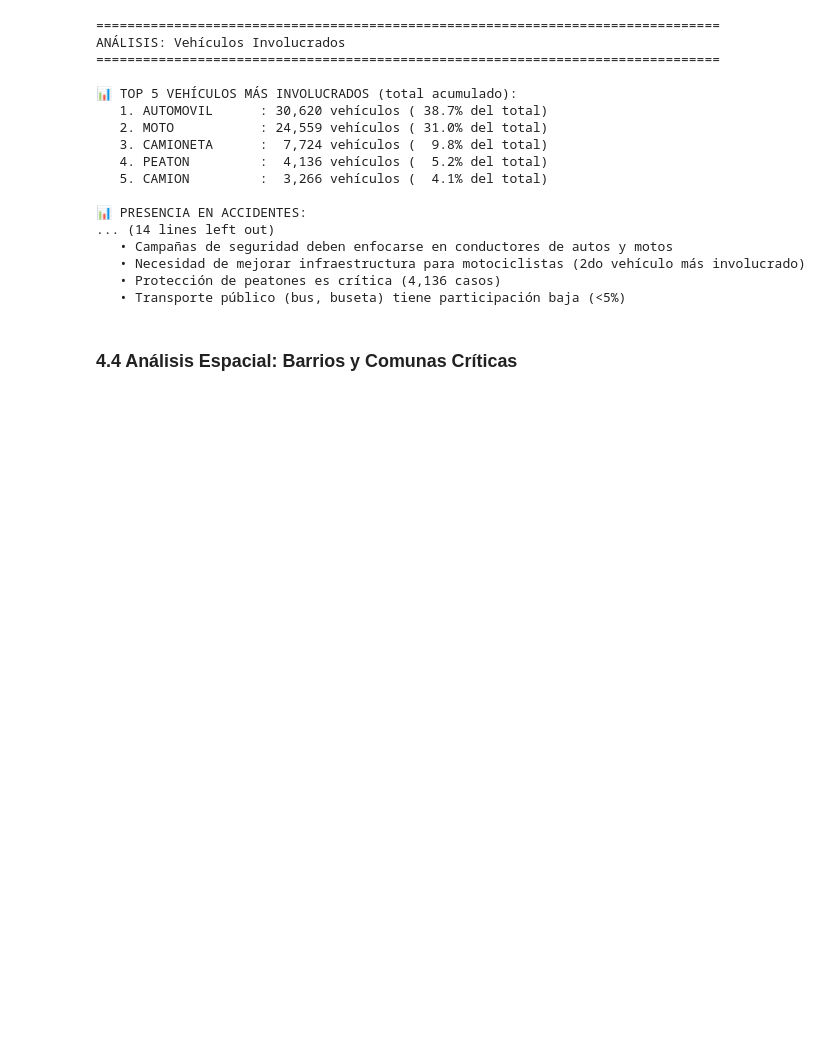
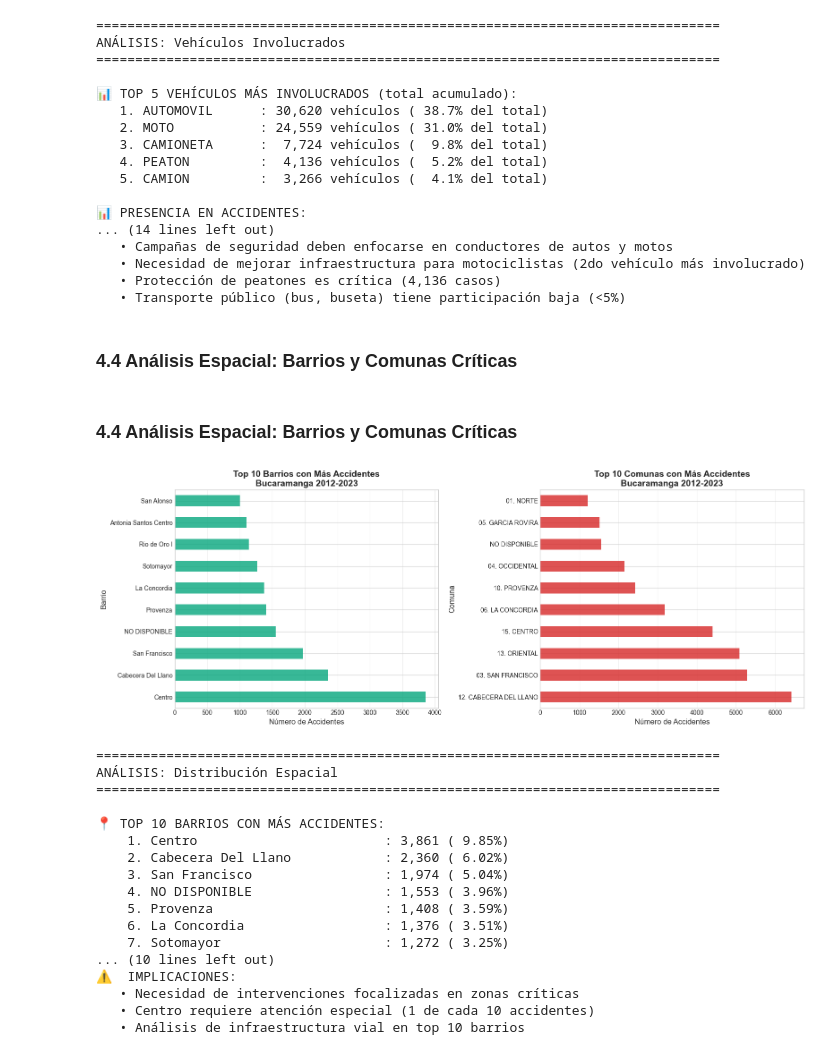
Before and after one commit to nicocamachoa/proyecto-ciencia-datos-accidentalidad-vial, a Jupyter notebook: notebooks/02_exploracion.ipynb, the cells around one changed output. Cells and saved outputs as stored; diff of their text form; code cells hidden in the pictures; blank space fills up the shorter version.

```diff
--- a/notebooks/02_exploracion.ipynb
+++ b/notebooks/02_exploracion.ipynb
@@ -544,3 +544,65 @@ ANÁLISIS: Vehículos Involucrados
    • Transporte público (bus, buseta) tiene participación baja (<5%)
 # %% [markdown]
 ### 4.4 Análisis Espacial: Barrios y Comunas Críticas
+# %% [markdown]
+### 4.4 Análisis Espacial: Barrios y Comunas Críticas
+# %%
+# Análisis espacial - Barrios y Comunas
+fig, axes = plt.subplots(1, 2, figsize=(16, 6))
+
+# Top 10 barrios
+top_barrios = df['BARRIO'].value_counts().head(10)
+top_barrios.plot(kind='barh', ax=axes[0], color='#06A77D', alpha=0.8)
+axes[0].set_title('Top 10 Barrios con Más Accidentes\nBucaramanga 2012-2023', fontsize=14, fontweight='bold')
+axes[0].set_xlabel('Número de Accidentes', fontsize=12)
+axes[0].set_ylabel('Barrio', fontsize=12)
+axes[0].grid(True, alpha=0.3, axis='x')
+
+# Top 10 comunas
+top_comunas = df['COMUNA'].value_counts().head(10)
+top_comunas.plot(kind='barh', ax=axes[1], color='#D62828', alpha=0.8)
+axes[1].set_title('Top 10 Comunas con Más Accidentes\nBucaramanga 2012-2023', fontsize=14, fontweight='bold')
+axes[1].set_xlabel('Número de Accidentes', fontsize=12)
+axes[1].set_ylabel('Comuna', fontsize=12)
+axes[1].grid(True, alpha=0.3, axis='x')
+
+plt.tight_layout()
+plt.savefig('../visualizations/04_analisis_espacial.png', dpi=300, bbox_inches='tight')
+plt.show()
+
+print("\n" + "="*80)
+print("ANÁLISIS: Distribución Espacial")
+print("="*80)
+print("\n📍 TOP 10 BARRIOS CON MÁS ACCIDENTES:")
+for i, (barrio, count) in enumerate(top_barrios.items(), 1):
+    pct = count / len(df) * 100
+    print(f"   {i:2d}. {barrio:30s}: {count:5,} ({pct:5.2f}%)")
+
+print("\n💡 HALLAZGOS ESPACIALES:")
+print(f"   1. CENTRO es el barrio más crítico: {top_barrios.iloc[0]:,} accidentes (9.85%)")
+print(f"   2. Los top 5 barrios concentran {top_barrios.head(5).sum():,} accidentes ({top_barrios.head(5).sum()/len(df)*100:.1f}%)")
+print(f"   3. Alta concentración geográfica: 10 barrios = {top_barrios.sum():,} accidentes ({top_barrios.sum()/len(df)*100:.1f}%)")
+print(f"   4. Barrios comerciales y de alto tráfico predominan en el top")
+print(f"\n⚠️  IMPLICACIONES:")
+print(f"   • Necesidad de intervenciones focalizadas en zonas críticas")
+print(f"   • Centro requiere atención especial (1 de cada 10 accidentes)")
+print(f"   • Análisis de infraestructura vial en top 10 barrios")
+# %% [output]
+[figure, added]
+================================================================================
+ANÁLISIS: Distribución Espacial
+================================================================================
+
+📍 TOP 10 BARRIOS CON MÁS ACCIDENTES:
+    1. Centro                        : 3,861 ( 9.85%)
+    2. Cabecera Del Llano            : 2,360 ( 6.02%)
+    3. San Francisco                 : 1,974 ( 5.04%)
+    4. NO DISPONIBLE                 : 1,553 ( 3.96%)
+    5. Provenza                      : 1,408 ( 3.59%)
+    6. La Concordia                  : 1,376 ( 3.51%)
+    7. Sotomayor                     : 1,272 ( 3.25%)
+... (10 lines left out)
+⚠️  IMPLICACIONES:
+   • Necesidad de intervenciones focalizadas en zonas críticas
+   • Centro requiere atención especial (1 de cada 10 accidentes)
+   • Análisis de infraestructura vial en top 10 barrios
```
Also changed, not shown: parts of 5 cells of this notebook.
